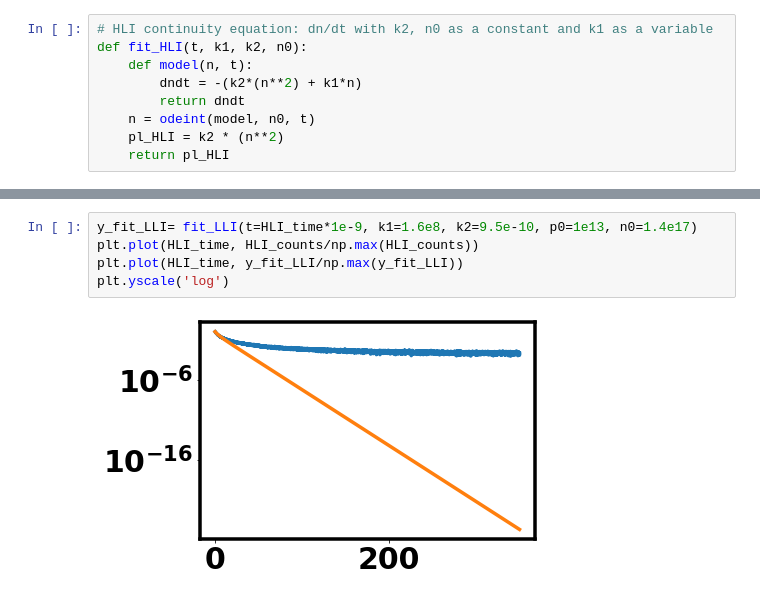
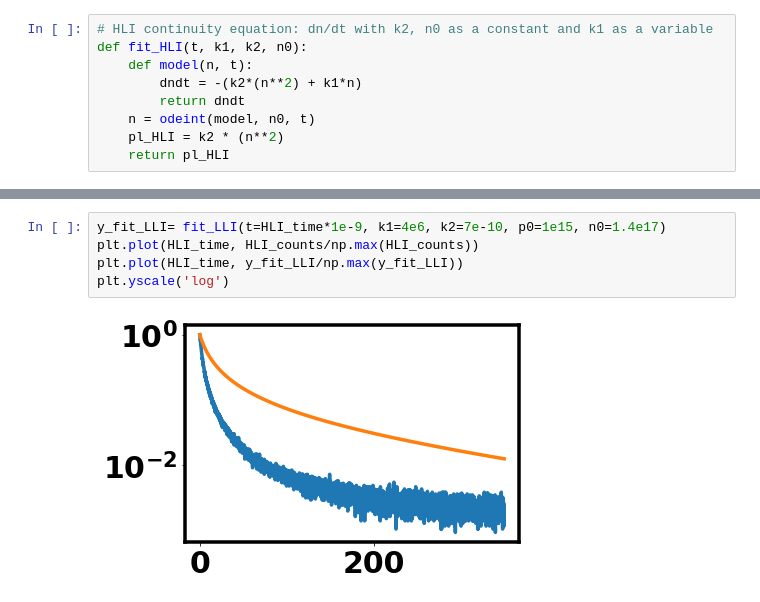
Before and after one commit to GingerLabUW/Carrier_recombination, a Jupyter notebook: PL_Intensity.ipynb, the cells around one changed output, grey strips where cells are left out. Cells and saved outputs as stored; diff of their text form.

```diff
--- a/PL_Intensity.ipynb
+++ b/PL_Intensity.ipynb
@@ -1570,10 +1585,10 @@ plt.yscale('log')
 # %%
-y_fit_LLI= fit_LLI(t=HLI_time*1e-9, k1=1.6e8, k2=9.5e-10, p0=1e13, n0=1.4e17)
+y_fit_LLI= fit_LLI(t=HLI_time*1e-9, k1=4e6, k2=7e-10, p0=1e15, n0=1.4e17)
 plt.plot(HLI_time, HLI_counts/np.max(HLI_counts))
 plt.plot(HLI_time, y_fit_LLI/np.max(y_fit_LLI))
 plt.yscale('log')
 # %% [output]
-[figure, old version]
+[figure, new version]
 # %%
 plt.figure(figsize=(7,6))
 plt.plot(HLI_time, HLI_counts/np.max(HLI_counts), 'black', label='N0=1.4E+17')
```
Also changed, not shown: parts of 12 cells of this notebook.
